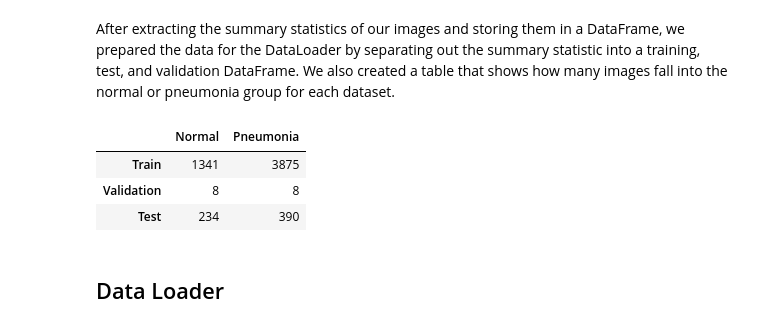
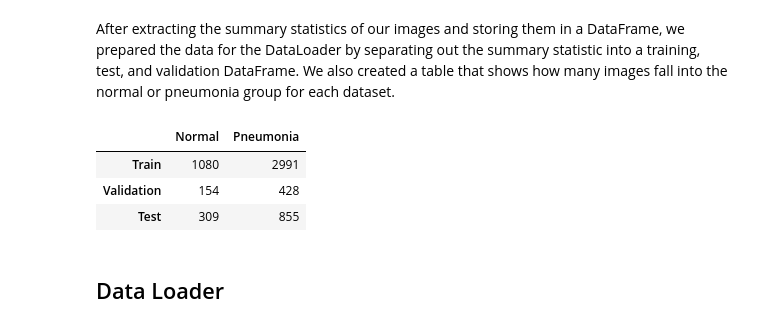
Before and after one commit to Jibbie17/xray, a Jupyter notebook: xray_vision_cnn.ipynb, the cells around one changed output. Cells and saved outputs as stored; diff of their text form; code cells hidden in the pictures.

```diff
--- a/xray_vision_cnn.ipynb
+++ b/xray_vision_cnn.ipynb
@@ -18,5 +18,6 @@ drive.mount('/content/drive')
 # this might be subject to change depending on your g-drive file structure, but
 # I rec that you save te shared folder `xray-vision-ml-proj` under the same path here
 proj_folder_path = '/content/drive/My Drive/xray-vision-ml-proj/'
-data_folder_path = proj_folder_path + 'data/'
+data_folder_path = proj_folder_path + 'data-pooled-for-resplit/'
+data_csv_path = data_folder_path + "data.csv"
 # %% [output]
@@ -382,28 +459,28 @@ After extracting the summary statistics of our images and storing them in a Data
 # %%
 # Creating separate DataFrame's for the training, validation, and test set
 test_df = df.loc[df.loc[:, 'split'] == 'test']
 train_df = df.loc[df.loc[:, 'split']=='train']
-val_df = df.loc[df.loc[:, 'split'] == 'val']
+valid_df = df.loc[df.loc[:, 'split'] == 'valid']
 
 # Count the occurrences of each label
 train_counts = train_df['label'].value_counts().sort_index()
-val_counts = val_df['label'].value_counts().sort_index()
+val_counts = valid_df['label'].value_counts().sort_index()
 test_counts = test_df['label'].value_counts().sort_index()
 
 # Prepare Data for summary table
 summary_data = {
     'Normal': [train_counts.get(0, 0), val_counts.get(0, 0), test_counts.get(0, 0)],
     'Pneumonia': [train_counts.get(1, 0), val_counts.get(1, 0), test_counts.get(1, 0)]
 }
 
 # Create a summary table
 summary_df = pd.DataFrame(summary_data, index=['Train', 'Validation', 'Test'])
 summary_df
 # %% [output]
 |  | Normal | Pneumonia |
-| Train | 1341 | 3875 |
-| Validation | 8 | 8 |
-| Test | 234 | 390 |
+| Train | 1080 | 2991 |
+| Validation | 154 | 428 |
+| Test | 309 | 855 |
 # %% [markdown]
 ## Data Loader
 # %% [markdown]
```
Also changed, not shown: parts of 26 cells of this notebook.
